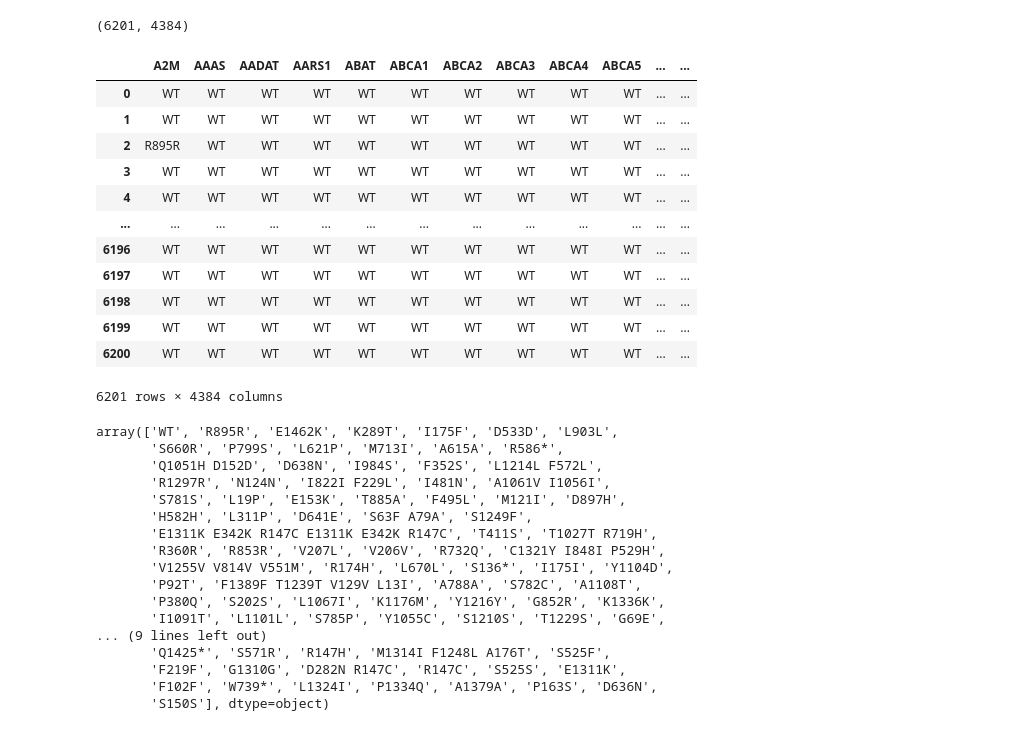
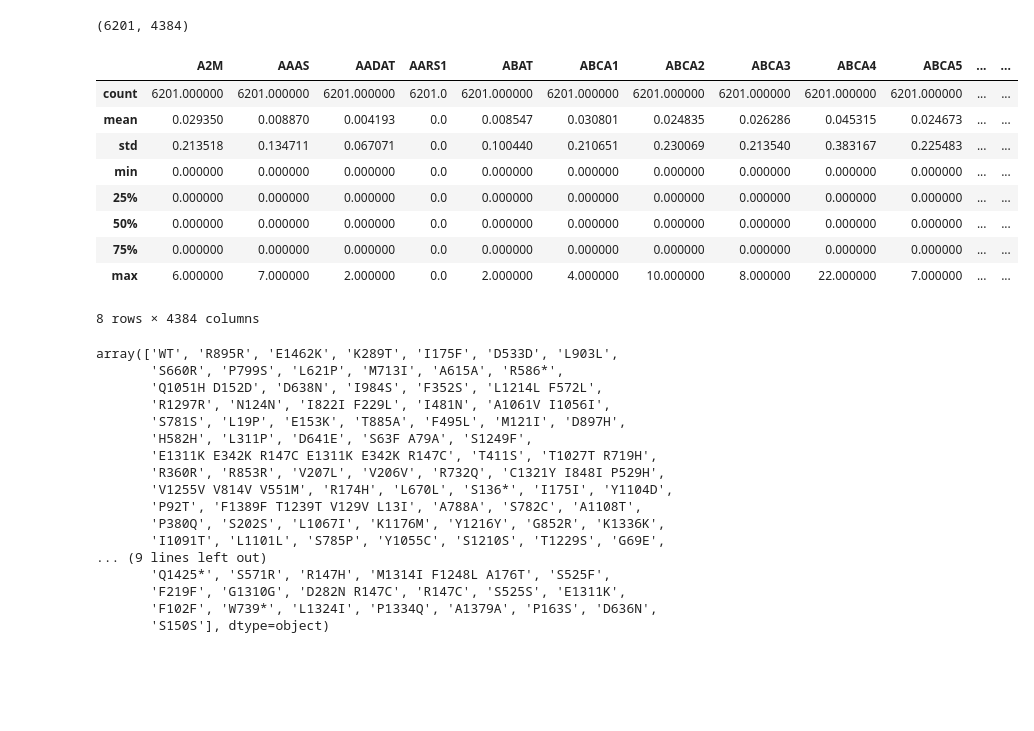
Before and after one commit to nayoungku1/life-science-research-resource, a Jupyter notebook: freq_robust_dendrogram_lr_balanced.ipynb, the cells around one changed output. Drawn from its saved outputs; the diff is of its cells as text; code cells hidden in the pictures; blank space fills up the shorter version.

```diff
--- a/freq_robust_dendrogram_lr_balanced.ipynb
+++ b/freq_robust_dendrogram_lr_balanced.ipynb
@@ -18,22 +18,19 @@ X = X.drop(["ID", "SUBCLASS"], axis = 1)
 X.shape
 # %% [output]
 (6201, 4384)
-# %%
-X
-# %% [output]
-|  | A2M | AAAS | AADAT | AARS1 | ABAT | ABCA1 | ABCA2 | ABCA3 | ABCA4 | ABCA5 | ... | ... |
-| 0 | WT | WT | WT | WT | WT | WT | WT | WT | WT | WT | ... | ... |
-| 1 | WT | WT | WT | WT | WT | WT | WT | WT | WT | WT | ... | ... |
-| 2 | R895R | WT | WT | WT | WT | WT | WT | WT | WT | WT | ... | ... |
-| 3 | WT | WT | WT | WT | WT | WT | WT | WT | WT | WT | ... | ... |
-| 4 | WT | WT | WT | WT | WT | WT | WT | WT | WT | WT | ... | ... |
-| ... | ... | ... | ... | ... | ... | ... | ... | ... | ... | ... | ... | ... |
-| 6196 | WT | WT | WT | WT | WT | WT | WT | WT | WT | WT | ... | ... |
-| 6197 | WT | WT | WT | WT | WT | WT | WT | WT | WT | WT | ... | ... |
-| 6198 | WT | WT | WT | WT | WT | WT | WT | WT | WT | WT | ... | ... |
-| 6199 | WT | WT | WT | WT | WT | WT | WT | WT | WT | WT | ... | ... |
-| 6200 | WT | WT | WT | WT | WT | WT | WT | WT | WT | WT | ... | ... |
-6201 rows × 4384 columns
+# %%
+X_encoded.describe()
+# %% [output]
+|  | A2M | AAAS | AADAT | AARS1 | ABAT | ABCA1 | ABCA2 | ABCA3 | ABCA4 | ABCA5 | ... | ... |
+| count | 6201.000000 | 6201.000000 | 6201.000000 | 6201.0 | 6201.000000 | 6201.000000 | 6201.000000 | 6201.000000 | 6201.000000 | 6201.000000 | ... | ... |
+| mean | 0.029350 | 0.008870 | 0.004193 | 0.0 | 0.008547 | 0.030801 | 0.024835 | 0.026286 | 0.045315 | 0.024673 | ... | ... |
+| std | 0.213518 | 0.134711 | 0.067071 | 0.0 | 0.100440 | 0.210651 | 0.230069 | 0.213540 | 0.383167 | 0.225483 | ... | ... |
+| min | 0.000000 | 0.000000 | 0.000000 | 0.0 | 0.000000 | 0.000000 | 0.000000 | 0.000000 | 0.000000 | 0.000000 | ... | ... |
+| 25% | 0.000000 | 0.000000 | 0.000000 | 0.0 | 0.000000 | 0.000000 | 0.000000 | 0.000000 | 0.000000 | 0.000000 | ... | ... |
+| 50% | 0.000000 | 0.000000 | 0.000000 | 0.0 | 0.000000 | 0.000000 | 0.000000 | 0.000000 | 0.000000 | 0.000000 | ... | ... |
+| 75% | 0.000000 | 0.000000 | 0.000000 | 0.0 | 0.000000 | 0.000000 | 0.000000 | 0.000000 | 0.000000 | 0.000000 | ... | ... |
+| max | 6.000000 | 7.000000 | 2.000000 | 0.0 | 2.000000 | 4.000000 | 10.000000 | 8.000000 | 22.000000 | 7.000000 | ... | ... |
+8 rows × 4384 columns
 # %%
 X["A2M"].unique()
 # %% [output]
```
Also changed, not shown: parts of 3 cells of this notebook, 3 other files.
